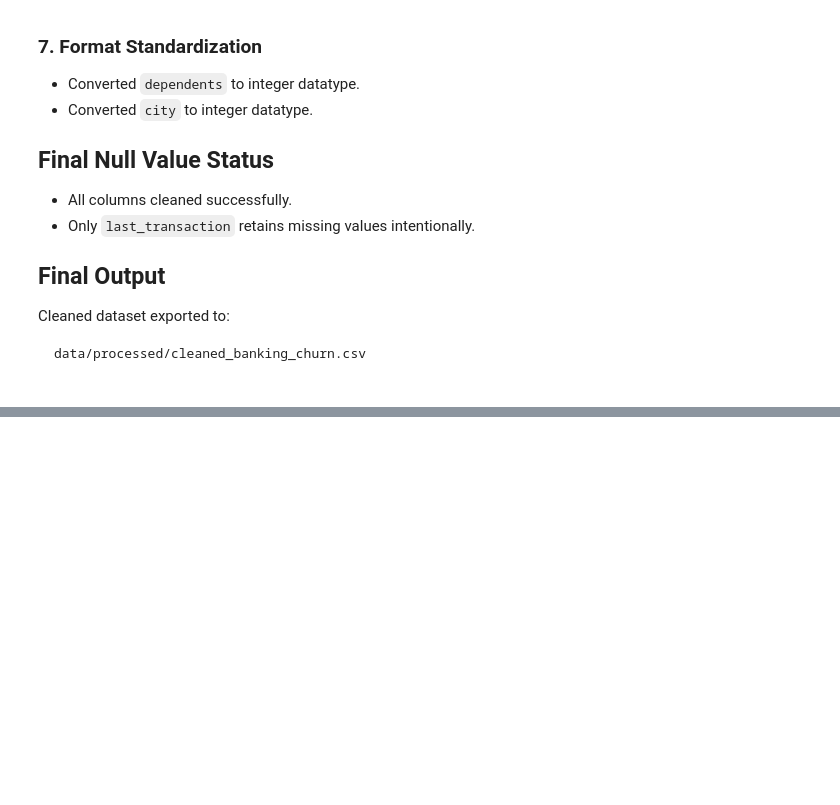
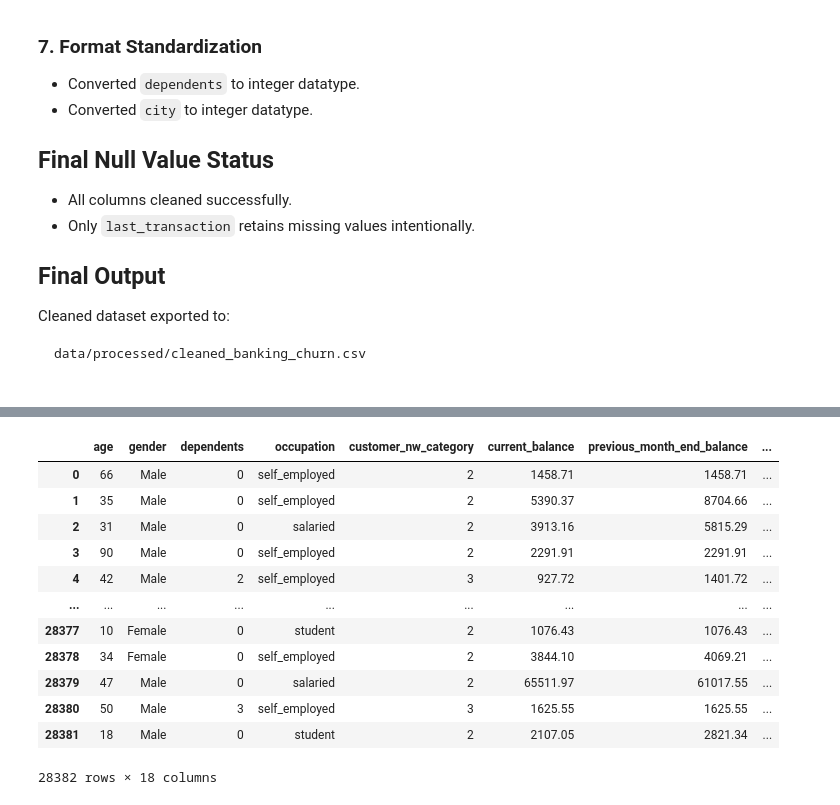
Before and after one commit to VanshSharma88/SectionE_G-12_Banking_churn_prediction, a Jupyter notebook: notebooks/02_cleaning.ipynb, the cells around one changed output, grey strips where cells are left out. Cells and saved outputs as stored; diff of their text form; code cells hidden in the pictures; blank space fills up the shorter version.

Commit message:
deleted city and branch_code and renaming

```diff
--- a/notebooks/02_cleaning.ipynb
+++ b/notebooks/02_cleaning.ipynb
@@ -363,0 +384,6 @@ data/processed/cleaned_banking_churn.csv
+# %%
+df["vintage_years"] = (df["vintage"] / 365).round(2)
+# %%
+df.drop(columns=["vintage"], inplace=True)
+# %%
+df = df.rename(columns={"vintage_years": "customer_tenure_years"})
@@ -363,0 +403,18 @@ data/processed/cleaned_banking_churn.csv
+# %%
+df.drop(columns=["city", "branch_code"], inplace=True)
+# %%
+df
+# %% [output]
+|  | age | gender | dependents | occupation | customer_nw_category | current_balance | previous_month_end_balance | ... |
+| 0 | 66 | Male | 0 | self_employed | 2 | 1458.71 | 1458.71 | ... |
+| 1 | 35 | Male | 0 | self_employed | 2 | 5390.37 | 8704.66 | ... |
+| 2 | 31 | Male | 0 | salaried | 2 | 3913.16 | 5815.29 | ... |
+| 3 | 90 | Male | 0 | self_employed | 2 | 2291.91 | 2291.91 | ... |
+| 4 | 42 | Male | 2 | self_employed | 3 | 927.72 | 1401.72 | ... |
+| ... | ... | ... | ... | ... | ... | ... | ... | ... |
+| 28377 | 10 | Female | 0 | student | 2 | 1076.43 | 1076.43 | ... |
+| 28378 | 34 | Female | 0 | self_employed | 2 | 3844.10 | 4069.21 | ... |
+| 28379 | 47 | Male | 0 | salaried | 2 | 65511.97 | 61017.55 | ... |
+| 28380 | 50 | Male | 3 | self_employed | 3 | 1625.55 | 1625.55 | ... |
+| 28381 | 18 | Male | 0 | student | 2 | 2107.05 | 2821.34 | ... |
+28382 rows × 18 columns
```
Also changed, not shown: parts of 6 cells of this notebook, 1 other file.
